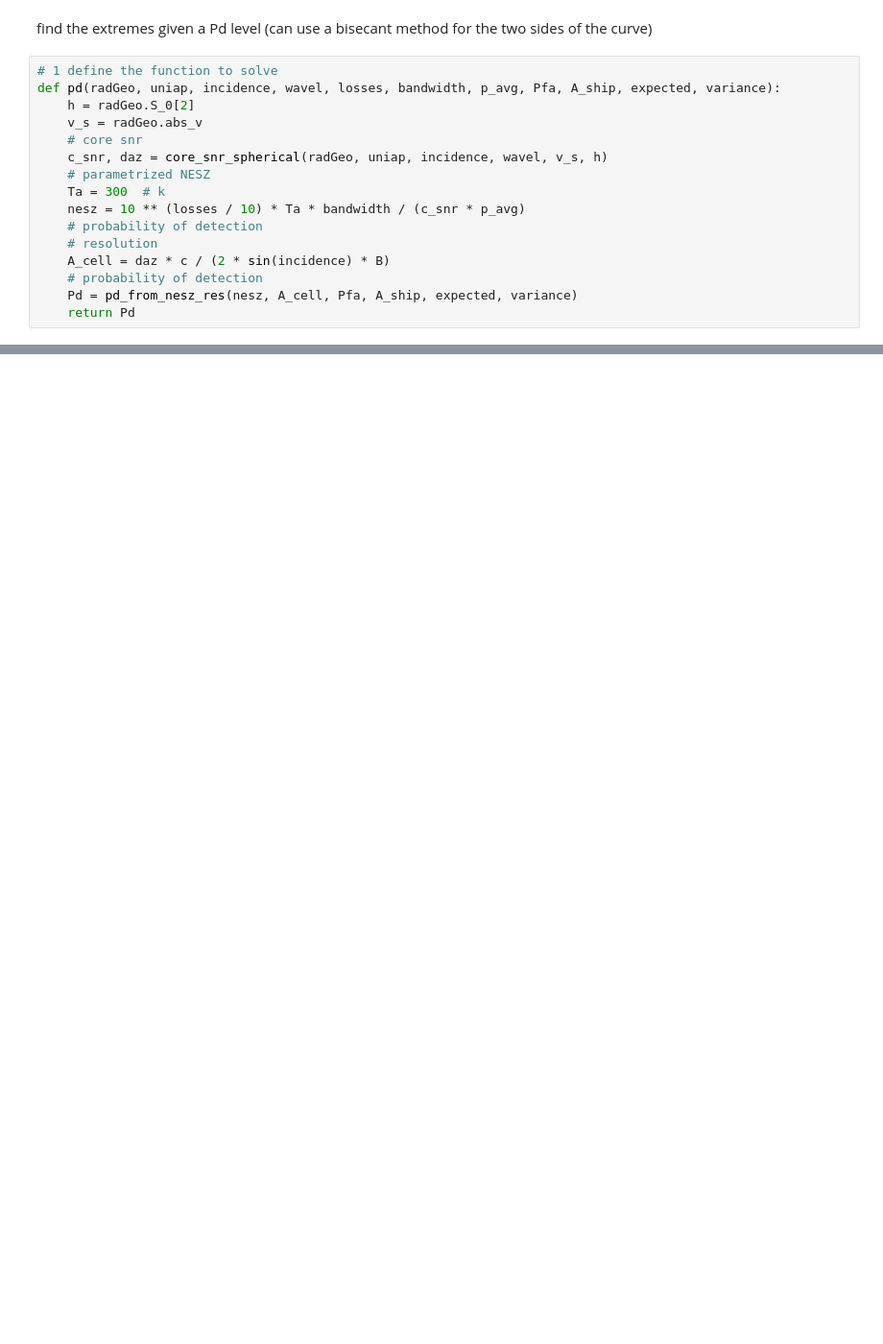
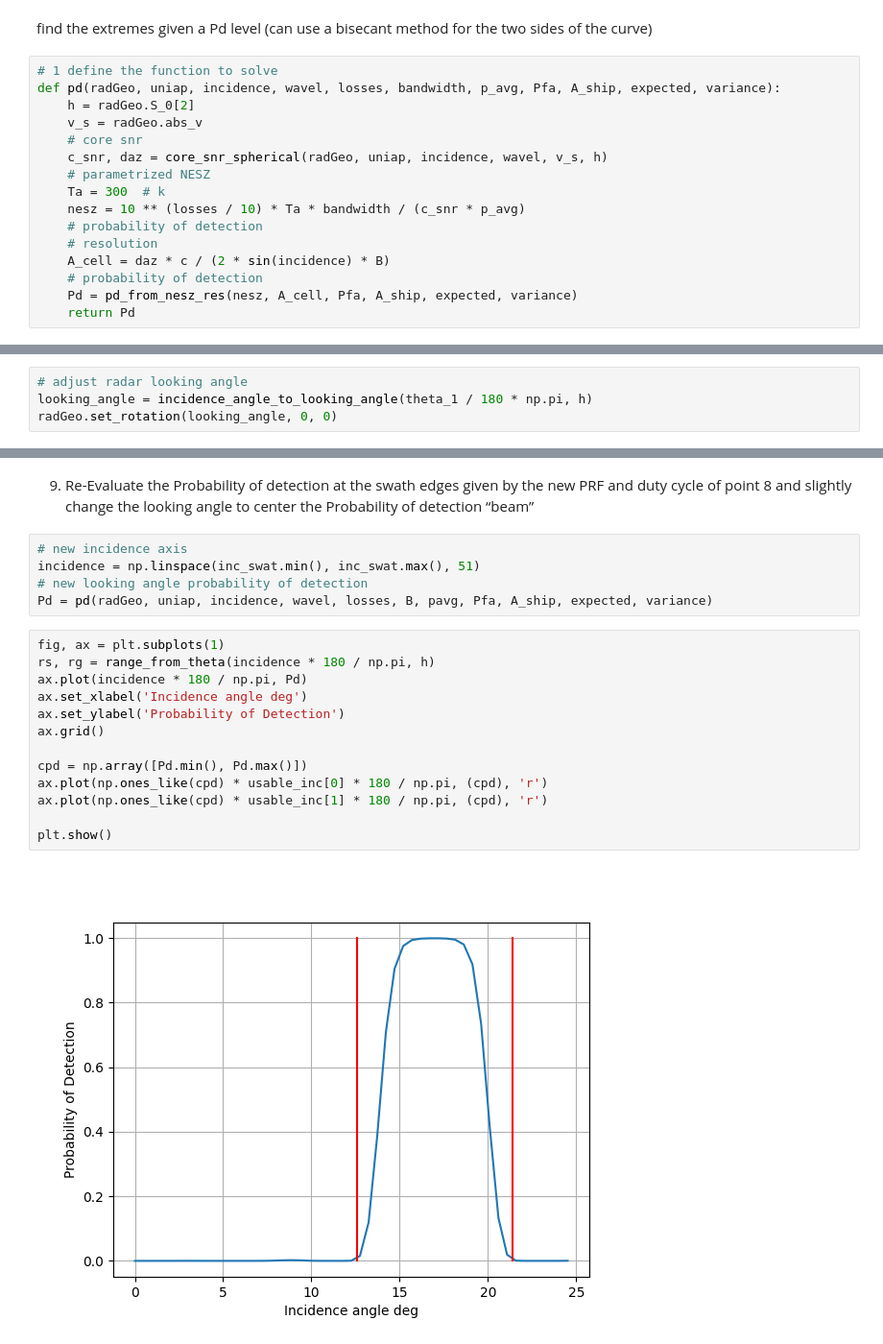
Before and after one commit to Mencarelli-Simone/design-baseline, a Jupyter notebook: ShipDetectionSystemDesign.ipynb, the cells around one changed output, grey strips where cells are left out. Shown at 96% size. Drawn from its saved outputs; the diff is of its cells as text; blank space fills up the shorter version.

```diff
--- a/ShipDetectionSystemDesign.ipynb
+++ b/ShipDetectionSystemDesign.ipynb
@@ -240,0 +352,4 @@ Populating the interactive namespace from numpy and matplotlib
+# %%
+# adjust radar looking angle
+looking_angle = incidence_angle_to_looking_angle(theta_1 / 180 * np.pi, h)
+radGeo.set_rotation(looking_angle, 0, 0)
@@ -240,0 +380,22 @@ Populating the interactive namespace from numpy and matplotlib
+# %% [markdown]
+9.	Re-Evaluate the Probability of detection at the swath edges given by the new PRF and duty cycle of point 8 and slightly change the looking angle to center the Probability of detection “beam”
+# %%
+# new incidence axis
+incidence = np.linspace(inc_swat.min(), inc_swat.max(), 51)
+# new looking angle probability of detection
+Pd = pd(radGeo, uniap, incidence, wavel, losses, B, pavg, Pfa, A_ship, expected, variance)
+# %%
+fig, ax = plt.subplots(1)
+rs, rg = range_from_theta(incidence * 180 / np.pi, h)
+ax.plot(incidence * 180 / np.pi, Pd)
+ax.set_xlabel('Incidence angle deg')
+ax.set_ylabel('Probability of Detection')
+ax.grid()
+
+cpd = np.array([Pd.min(), Pd.max()])
+ax.plot(np.ones_like(cpd) * usable_inc[0] * 180 / np.pi, (cpd), 'r')
+ax.plot(np.ones_like(cpd) * usable_inc[1] * 180 / np.pi, (cpd), 'r')
+
+plt.show()
+# %% [output]
+[figure, added]
```
Also changed, not shown: parts of 37 cells of this notebook, 3 other files.
